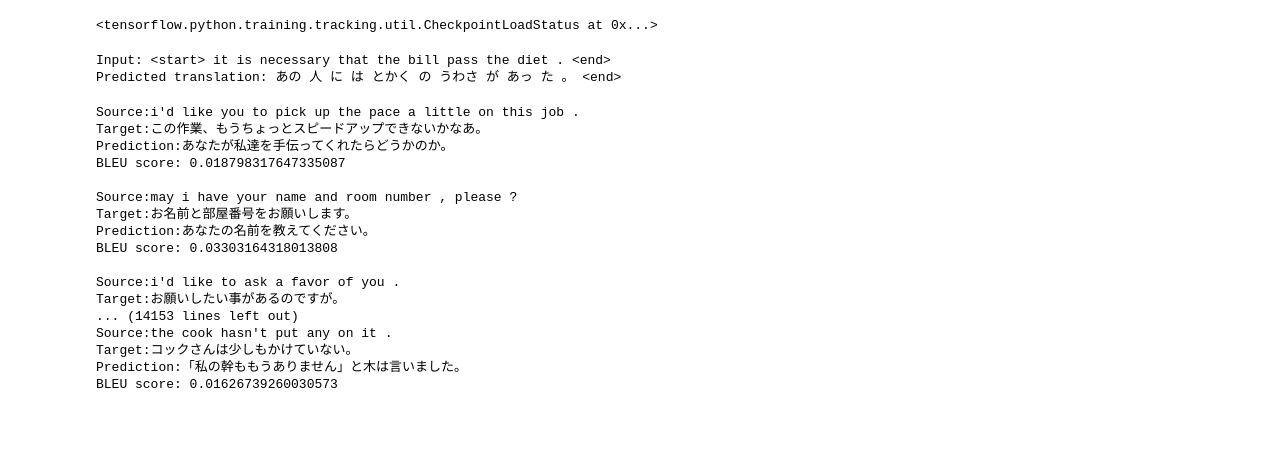
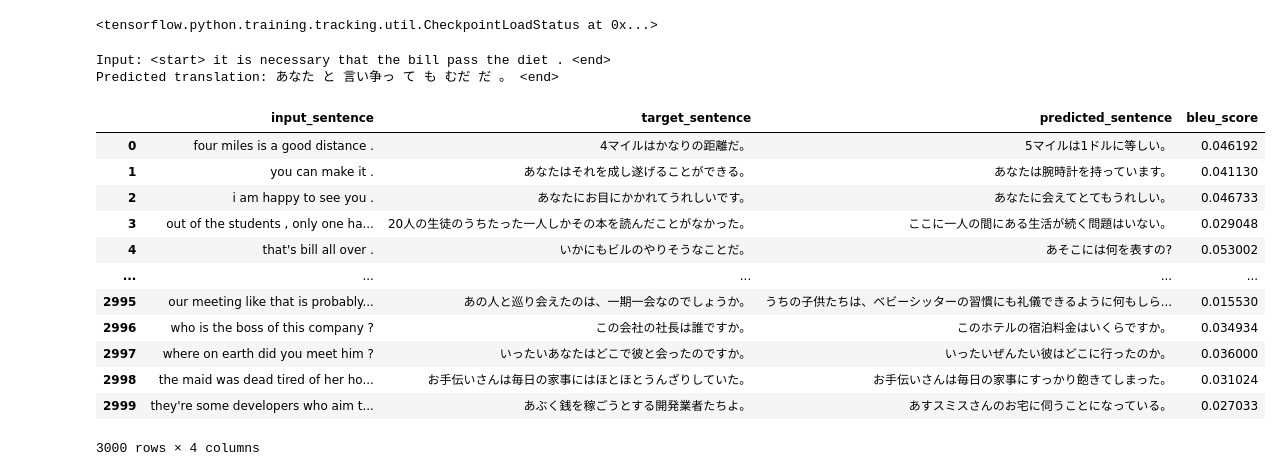
Before and after one commit to masa-ita/keras-nlp-hands-on, a Jupyter notebook: seq2seq_lstm.ipynb, the cells around one changed output. Drawn from its saved outputs; the diff is of its cells as text; code cells hidden in the pictures; blank space fills up the shorter version.

Commit message:
modify bleu calculation

```diff
--- a/seq2seq_lstm.ipynb
+++ b/seq2seq_lstm.ipynb
@@ -194,11 +202,10 @@ class Encoder(tf.keras.Model):
     def __init__(self, vocab_size, embedding_dim, enc_units):
         super(Encoder, self).__init__()
         self.enc_units = enc_units
-        self.embedding = tf.keras.layers.Embedding(vocab_size, embedding_dim)
+        self.embedding = tf.keras.layers.Embedding(vocab_size, embedding_dim, mask_zero=True)
         self.lstm = tf.keras.layers.LSTM(self.enc_units,
                                        return_sequences=False,
-                                       return_state=True,
-                                       recurrent_initializer='glorot_uniform')
+                                       return_state=True)
 
     def call(self, x):
         x = self.embedding(x)
@@ -220,15 +231,14 @@ class Decoder(tf.keras.Model):
         self.embedding = tf.keras.layers.Embedding(vocab_size, embedding_dim)
         self.lstm = tf.keras.layers.LSTM(self.dec_units,
                                        return_sequences=True,
-                                       return_state=True,
-                                       recurrent_initializer='glorot_uniform')
+                                       return_state=True)
         self.fc = tf.keras.layers.Dense(vocab_size)
 
     def call(self, x, hidden):
         # 埋め込み層を通過したあとの x の shape  == (batch_size, 1, embedding_dim)
         x = self.embedding(x)
 
-        # Embeddingの出力と、エンコーダ出力を GRU 層に渡す
+        # Embeddingの出力と、エンコーダ出力を LSTM 層に渡す
         output, *states = self.lstm(x, initial_state=hidden)
 
         # output shape == (batch_size * 1, hidden_size)
@@ -390,7 +400,7 @@ checkpoint.restore(tf.train.latest_checkpoint(checkpoint_dir))
 translate('It is necessary that the bill pass the diet.')
 # %% [output]
 Input: <start> it is necessary that the bill pass the diet . <end>
-Predicted translation: あの 人 に は とかく の うわさ が あっ た 。 <end>
+Predicted translation: あなた と 言い争っ て も むだ だ 。 <end>
 # %%
 def predict(inputs):
     inputs = tf.convert_to_tensor([inputs])
@@ -419,37 +429,43 @@ def predict(inputs):
 # %%
 from nltk.translate.bleu_score import sentence_bleu, SmoothingFunction
 
-bleu_scores = []
+input_sentences = []
+target_sentences = []
+predicted_sentences = []
+
 for i, input_en in enumerate(input_tensor_val):
     predicted_ja = predict(input_en)
     tokens_input = [inp_lang.index_word[id] for id in input_en if id > 2]
     tokens_target = [targ_lang.index_word[id] for id in target_tensor_val[i] if id > 2]
     tokens_predicted = [targ_lang.index_word[id] for id in predicted_ja if id > 2]
-    bleu_score = sentence_bleu(tokens_target, tokens_predicted, smoothing_function=SmoothingFunction().method1)
-    bleu_scores.append(bleu_score)
-    print('Source:{}'.format(' '.join(tokens_input)))
-    print('Target:{}'.format(''.join(tokens_target)))
-    print('Prediction:{}'.format(''.join(tokens_predicted)))
-    print('BLEU score:', bleu_score)
-    print()
+    input_sentences.append(' '.join(tokens_input))
+    target_sentences.append(''.join(tokens_target))
+    predicted_sentences.append(''.join(tokens_predicted))
 
-avg_bleu = np.average(bleu_scores)
-print('Average BLEU:', avg_bleu)
+result_df = pd.DataFrame({'input_sentence': input_sentences,
+                          'target_sentence': target_sentences,
+                          'predicted_sentence': predicted_sentences})
-# %% [output]
-Source:i'd like you to pick up the pace a little on this job .
-Target:この作業、もうちょっとスピードアップできないかなあ。
-Prediction:あなたが私達を手伝ってくれたらどうかのか。
-BLEU score: 0.018798317647335087
-
-Source:may i have your name and room number , please ?
-Target:お名前と部屋番号をお願いします。
-Prediction:あなたの名前を教えてください。
-BLEU score: 0.03303164318013808
-
-Source:i'd like to ask a favor of you .
-Target:お願いしたい事があるのですが。
-... (14153 lines left out)
-Source:the cook hasn't put any on it .
-Target:コックさんは少しもかけていない。
-Prediction:「私の幹ももうありません」と木は言いました。
-BLEU score: 0.01626739260030573
+# %%
+bleu_scores = []
+for row in result_df.itertuples():
+    bleu_scores.append(
+        sentence_bleu(row.target_sentence, row.predicted_sentence,
+                      smoothing_function=SmoothingFunction().method3)
+    )
+result_df['bleu_score'] = bleu_scores
+# %%
+result_df
+# %% [output]
+|  | input_sentence | target_sentence | predicted_sentence | bleu_score |
+| 0 | four miles is a good distance . | 4マイルはかなりの距離だ。 | 5マイルは1ドルに等しい。 | 0.046192 |
+| 1 | you can make it . | あなたはそれを成し遂げることができる。 | あなたは腕時計を持っています。 | 0.041130 |
+| 2 | i am happy to see you . | あなたにお目にかかれてうれしいです。 | あなたに会えてとてもうれしい。 | 0.046733 |
+| 3 | out of the students , only one ha... | 20人の生徒のうちたった一人しかその本を読んだことがなかった。 | ここに一人の間にある生活が続く問題はいない。 | 0.029048 |
+| 4 | that's bill all over . | いかにもビルのやりそうなことだ。 | あそこには何を表すの? | 0.053002 |
+| ... | ... | ... | ... | ... |
+| 2995 | our meeting like that is probably... | あの人と巡り会えたのは、一期一会なのでしょうか。 | うちの子供たちは、ベビーシッターの習慣にも礼儀できるように何もしら... | 0.015530 |
+| 2996 | who is the boss of this company ? | この会社の社長は誰ですか。 | このホテルの宿泊料金はいくらですか。 | 0.034934 |
+| 2997 | where on earth did you meet him ? | いったいあなたはどこで彼と会ったのですか。 | いったいぜんたい彼はどこに行ったのか。 | 0.036000 |
+| 2998 | the maid was dead tired of her ho... | お手伝いさんは毎日の家事にはほとほとうんざりしていた。 | お手伝いさんは毎日の家事にすっかり飽きてしまった。 | 0.031024 |
+| 2999 | they're some developers who aim t... | あぶく銭を稼ごうとする開発業者たちよ。 | あすスミスさんのお宅に伺うことになっている。 | 0.027033 |
+3000 rows × 4 columns
```
Also changed, not shown: parts of 5 cells of this notebook.
